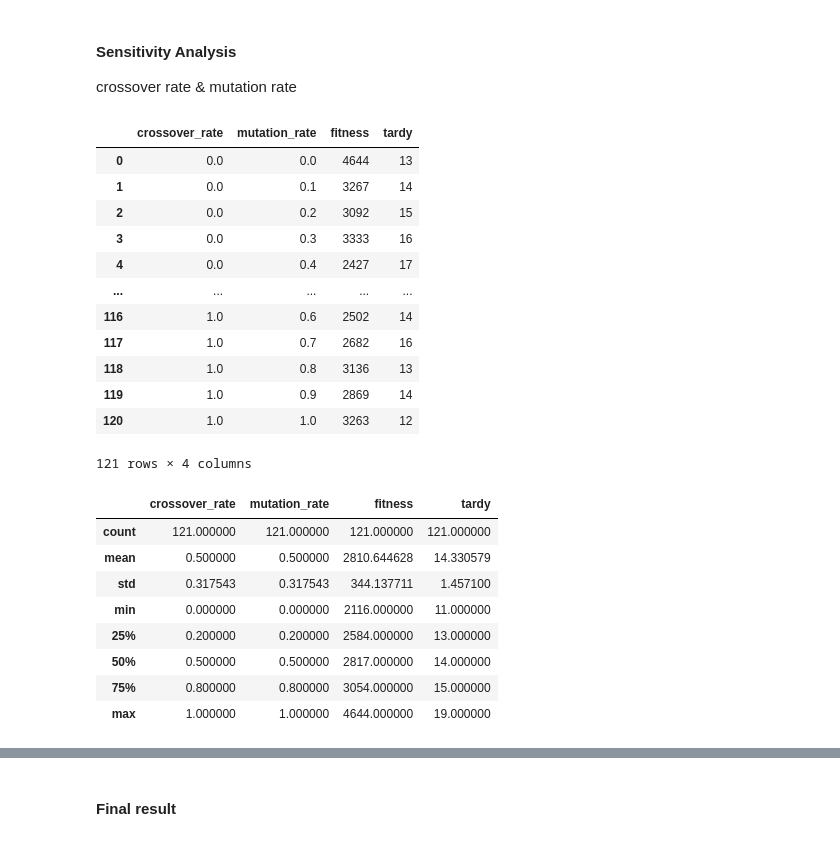
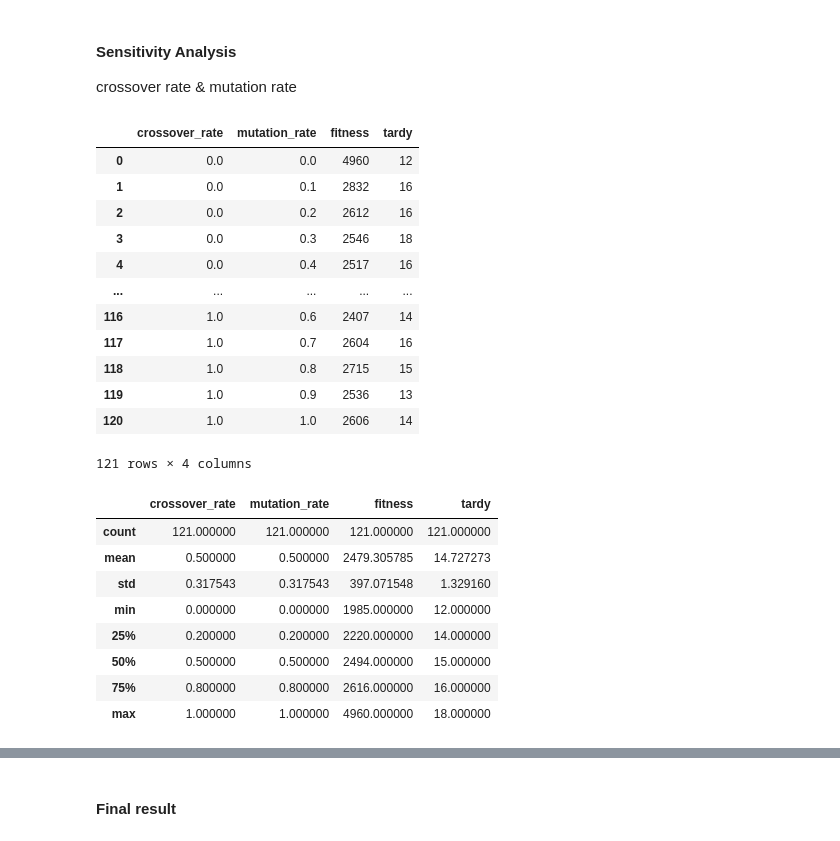
Before and after one commit to angel870326/NTU_Manufacturing_Data_Science, a Jupyter notebook: MDS_Assignment4.ipynb, the cells around one changed output, grey strips where cells are left out. Cells and saved outputs as stored; diff of their text form; code cells hidden in the pictures.

```diff
--- a/MDS_Assignment4.ipynb
+++ b/MDS_Assignment4.ipynb
@@ -380,8 +499,8 @@ tabu_size
 # %%
 tabu_analysis = pd.DataFrame(columns=['seeds','tabu size','fitness','tardy'])
 min_fitness_tabu = 9999
-for i in range(2000, 3000, 100):
-    for j in range(1, 20):
+for i in range(100, 3000, 100):
+    for j in range(3, 20):
         tabu = TS(seed = i, tabu_tenure=j, terminate = 100)
         item = {'seeds': i,
                 'tabu size': j,
@@ -391,8 +510,7 @@ for i in range(2000, 3000, 100):
         item_df = pd.DataFrame(item, index=[0])
         tabu_analysis = tabu_analysis.append(item_df)
         if tabu.Best_objvalue < min_fitness_tabu:
-          min_fitness_tabu = tabu.Best_objvalue
-          tabu_result = tabu.Result()
+            min_fitness_tabu = tabu.Best_objvalue
 
 tabu_analysis = tabu_analysis.reset_index(drop=True)
 tabu_analysis
@@ -598,35 +718,35 @@ ga_result = ""
 # %%
 ga_analysis = pd.DataFrame(columns=['crossover_rate','mutation_rate','fitness','tardy'])
 min_fitness_ga = 9999
 for i in np.arange(0, 1.1, 0.1):
     for j in np.arange(0, 1.1, 0.1):
-        ga = GA(crossover_rate = i, mutation_rate = j, num_iteration = 100)
+        ga = GA(crossover_rate = i, mutation_rate = j, num_iteration = 1000)
         item = {'crossover_rate': i,
                 'mutation_rate': j,
                 'fitness': ga.best_value,
                 'tardy': ga.num_tardy,
         }
         item_df = pd.DataFrame(item, index=[0])
         ga_analysis = ga_analysis.append(item_df)
         if ga.best_value < min_fitness_ga:
           min_fitness_ga = ga.best_value
           ga_result = ga.Result()
 
 ga_analysis = ga_analysis.reset_index(drop=True)
 ga_analysis
 # %% [output]
 |  | crossover_rate | mutation_rate | fitness | tardy |
-| 0 | 0.0 | 0.0 | 4644 | 13 |
-| 1 | 0.0 | 0.1 | 3267 | 14 |
-| 2 | 0.0 | 0.2 | 3092 | 15 |
-| 3 | 0.0 | 0.3 | 3333 | 16 |
-| 4 | 0.0 | 0.4 | 2427 | 17 |
+| 0 | 0.0 | 0.0 | 4960 | 12 |
+| 1 | 0.0 | 0.1 | 2832 | 16 |
+| 2 | 0.0 | 0.2 | 2612 | 16 |
+| 3 | 0.0 | 0.3 | 2546 | 18 |
+| 4 | 0.0 | 0.4 | 2517 | 16 |
 | ... | ... | ... | ... | ... |
-| 116 | 1.0 | 0.6 | 2502 | 14 |
-| 117 | 1.0 | 0.7 | 2682 | 16 |
-| 118 | 1.0 | 0.8 | 3136 | 13 |
-| 119 | 1.0 | 0.9 | 2869 | 14 |
-| 120 | 1.0 | 1.0 | 3263 | 12 |
+| 116 | 1.0 | 0.6 | 2407 | 14 |
+| 117 | 1.0 | 0.7 | 2604 | 16 |
+| 118 | 1.0 | 0.8 | 2715 | 15 |
+| 119 | 1.0 | 0.9 | 2536 | 13 |
+| 120 | 1.0 | 1.0 | 2606 | 14 |
 121 rows × 4 columns
 # %%
 # Overview
@@ -636,13 +756,13 @@ ga_analysis.describe()
 # %% [output]
 |  | crossover_rate | mutation_rate | fitness | tardy |
 | count | 121.000000 | 121.000000 | 121.000000 | 121.000000 |
-| mean | 0.500000 | 0.500000 | 2810.644628 | 14.330579 |
-| std | 0.317543 | 0.317543 | 344.137711 | 1.457100 |
-| min | 0.000000 | 0.000000 | 2116.000000 | 11.000000 |
-| 25% | 0.200000 | 0.200000 | 2584.000000 | 13.000000 |
-| 50% | 0.500000 | 0.500000 | 2817.000000 | 14.000000 |
-| 75% | 0.800000 | 0.800000 | 3054.000000 | 15.000000 |
-| max | 1.000000 | 1.000000 | 4644.000000 | 19.000000 |
+| mean | 0.500000 | 0.500000 | 2479.305785 | 14.727273 |
+| std | 0.317543 | 0.317543 | 397.071548 | 1.329160 |
+| min | 0.000000 | 0.000000 | 1985.000000 | 12.000000 |
+| 25% | 0.200000 | 0.200000 | 2220.000000 | 14.000000 |
+| 50% | 0.500000 | 0.500000 | 2494.000000 | 15.000000 |
+| 75% | 0.800000 | 0.800000 | 2616.000000 | 16.000000 |
+| max | 1.000000 | 1.000000 | 4960.000000 | 18.000000 |
 # %%
 # Plot
 fig, (ax0, ax1) = plt.subplots(nrows=1, ncols=2, figsize=(15, 6))
```
Also changed, not shown: parts of 58 cells of this notebook.
